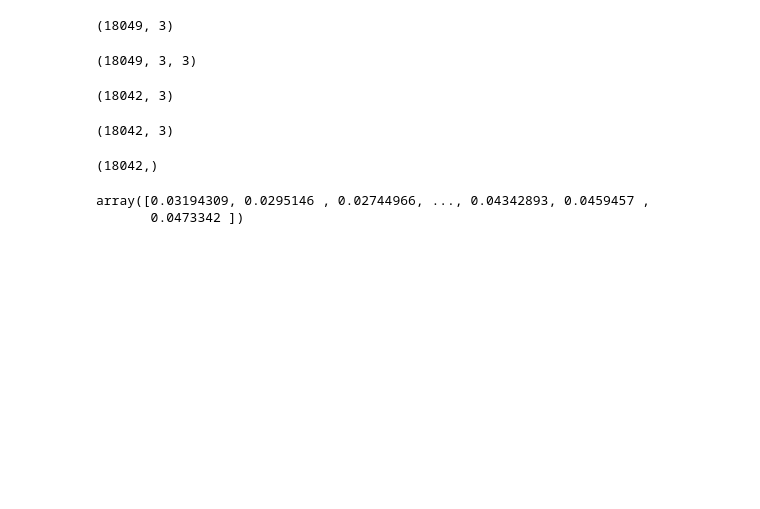
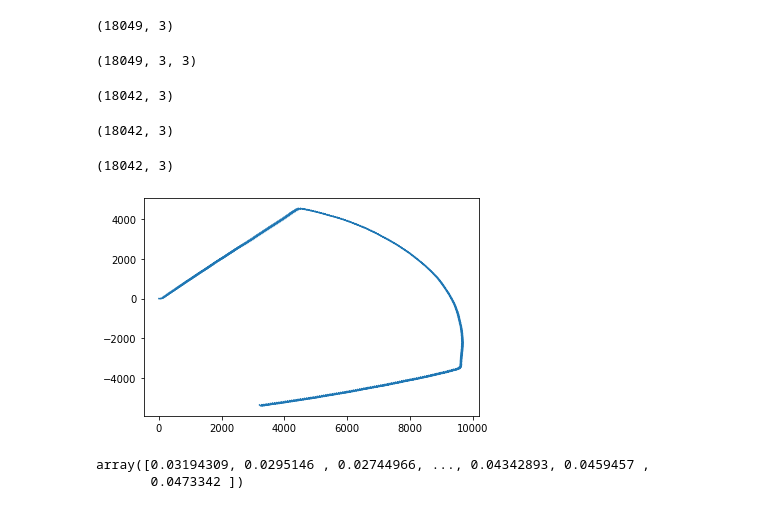
Before and after one commit to annkapopp/IndoorLocal, a Jupyter notebook: integration.ipynb, the cells around one changed output. Cells and saved outputs as stored; diff of their text form; code cells hidden in the pictures; blank space fills up the shorter version.

```diff
--- a/integration.ipynb
+++ b/integration.ipynb
@@ -88,14 +88,14 @@ for t in range(turn_rate_array.shape[0]):
     turn_angles.append(turn_rate_array[:t].sum(axis = 0))
 
 turn_angle_array = np.asarray(turn_angles) * delta_t
-turn_angle_array = np.linalg.norm(turn_rate_array, axis = 1)
+#turn_angle_array = np.linalg.norm(turn_rate_array, axis = 1)
 turn_angle_array.shape
 # %% [output]
-(18042,)
+(18042, 3)
 # %%
 # get peaks from accelerometer
 
-acc = np.load("preprocessed_data\gebaeude64_acc.npy")
+acc = np.load("preprocessed_data/gebaeude64_acc.npy")
 
 acc = acc[:, 1000:]
 
@@ -108,8 +108,13 @@ x = np.array([0])
 y = np.array([0])
 
 for peak in peaks:
-    x = np.append(x, x[-1] + step_size * np.sin(turn_angle_array[peak]))
-    y = np.append(y, y[-1] + step_size * np.cos(turn_angle_array[peak]))
+    x = np.append(x, x[-1] + step_size * np.cos(turn_angle_array[peak]))
+    y = np.append(y, y[-1] + step_size * np.sin(turn_angle_array[peak]))
+# %%
+plt.plot(x,y)
+plt.show()
+# %% [output]
+[figure, added]
 # %%
 # %% [output]
 array([0.03194309, 0.0295146 , 0.02744966, ..., 0.04342893, 0.0459457 ,
```
